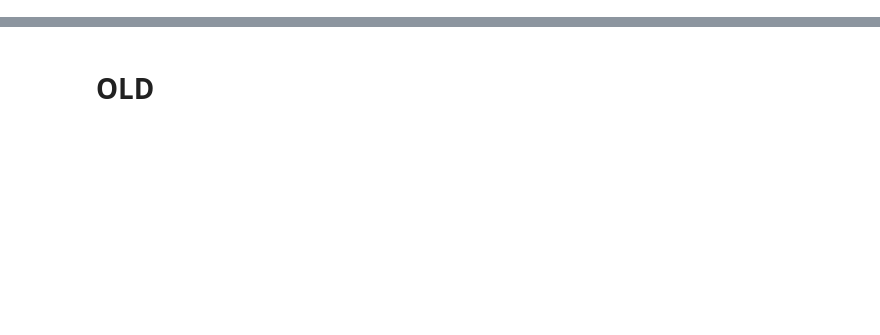
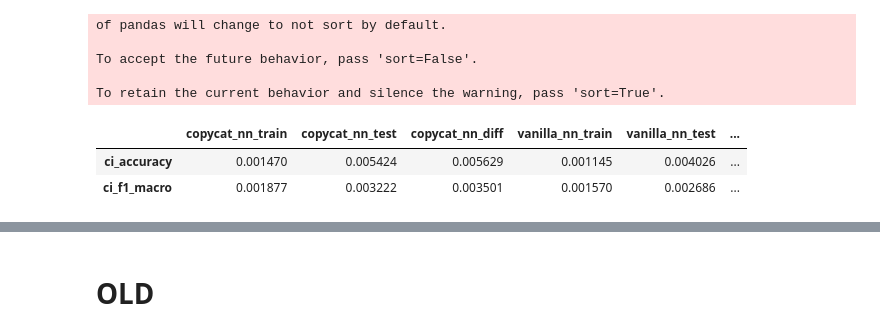
Before and after one commit to DanaCohen95/copycat, a Jupyter notebook: score_vis.ipynb, the cells around one changed output, grey strips where cells are left out. Cells and saved outputs as stored; diff of their text form; code cells hidden in the pictures; blank space fills up the shorter version.

Commit message:
experiments on two_sigma_connect dataset

```diff
--- a/score_vis.ipynb
+++ b/score_vis.ipynb
@@ -17,5 +20,5 @@ from bokeh.models.glyphs import Text
 # %%
-results_dir = "results/100splits_15epochs"
+results_dir = "results/sigma_10features_100splits"
 exp_names = []
 df_list = []
 score_names = set()
@@ -39,27 +42,38 @@ if "average_precision_macro" in score_names:
 # %%
 def calc_ci(_df):
     ci = t.ppf(1-0.025, df=len(_df)-1) * _df.std(ddof=1) / np.sqrt(len(_df))
     ci.index = ["ci_" + idx for idx in ci.index]
     return ci
 
 
 ci_list = []
 for exp_name, scores_df in zip(exp_names, df_list):
     test_df = scores_df[[col for col in scores_df.columns if "train_" not in col]]
     train_df = scores_df[[col for col in scores_df.columns if "train_" in col]]
     train_df.columns = [col.replace("train_", "") for col in train_df.columns]
     diff_df = pd.DataFrame()
     if train_df.size != 0 and test_df.size != 0:
         diff_df = train_df - test_df
     for subset, _df in zip(["train", "test", "diff"], [train_df, test_df, diff_df]):
         _ci = calc_ci(_df)
         _ci = pd.DataFrame(_ci, columns=[exp_name + '_' + subset])
         ci_list.append(_ci)
 
 ci = pd.concat(ci_list, axis="columns")
-ci.drop(["ci_exp_name", "ci_average_precision_macro"], inplace=True)
+for to_drop in ["ci_average_precision_macro", "ci_exp_name"]:
+    if to_drop in ci.index:
+        ci.drop(to_drop, inplace=True)
 ci.to_csv(osp.join(results_dir, "ci.csv"))
 ci
+# %% [output]
+of pandas will change to not sort by default.
+
+To accept the future behavior, pass 'sort=False'.
+
+To retain the current behavior and silence the warning, pass 'sort=True'.
+|  | copycat_nn_train | copycat_nn_test | copycat_nn_diff | vanilla_nn_train | vanilla_nn_test | ... |
+| ci_accuracy | 0.001470 | 0.005424 | 0.005629 | 0.001145 | 0.004026 | ... |
+| ci_f1_macro | 0.001877 | 0.003222 | 0.003501 | 0.001570 | 0.002686 | ... |
 # %%
 palette = Inferno7
 bins = 7
```
Also changed, not shown: parts of 3 cells of this notebook, 9 other files.
